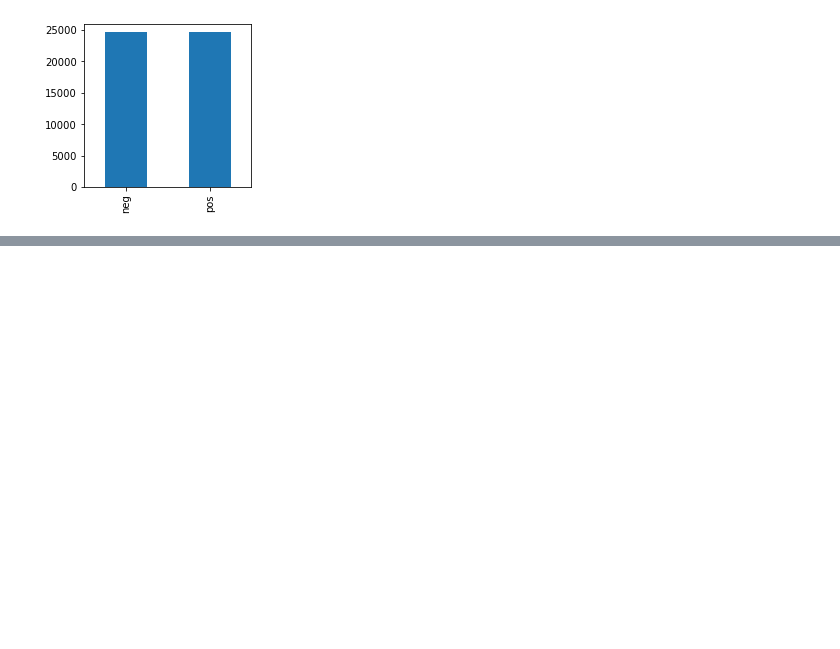
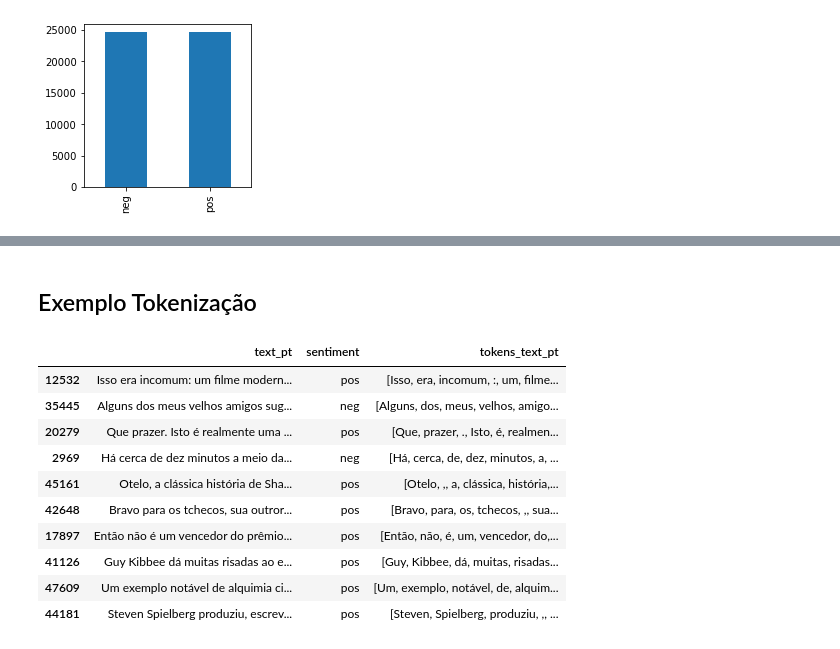
Before and after one commit to fiapIA/processamento_de_linguagem_natural, a Jupyter notebook: trabalho_final.ipynb, the cells around one changed output, grey strips where cells are left out. Saved outputs shown, nothing was run; the diff lists cells and outputs as text; code cells hidden in the pictures; blank space fills up the shorter version.

```diff
--- a/trabalho_final.ipynb
+++ b/trabalho_final.ipynb
@@ -25,6 +27,8 @@ O trabalho poderá ser feito em grupo de até 4 pessoas (mesmos grupos do Startu
 import warnings
 warnings.filterwarnings('ignore')
 
-language = "text_pt" # palavras em portugues
-# language = "text_en" # palavras em ingles
+language = ['text_en','text_pt']
+
 random_state = 42
+test_size = 0.2
+train_size = 0.8
@@ -193,0 +245,20 @@ Building wordcloud...
+# %% [markdown]
+## Exemplo Tokenização
+# %%
+from nltk.tokenize import word_tokenize
+import nltk
+# Adiciona coluna de tokens
+df["tokens_" + language] = df[language].apply(word_tokenize)
+df.sample(10, random_state = random_state)
+# %% [output]
+|  | text_pt | sentiment | tokens_text_pt |
+| 12532 | Isso era incomum: um filme modern... | pos | [Isso, era, incomum, :, um, filme... |
+| 35445 | Alguns dos meus velhos amigos sug... | neg | [Alguns, dos, meus, velhos, amigo... |
+| 20279 | Que prazer. Isto é realmente uma ... | pos | [Que, prazer, ., Isto, é, realmen... |
+| 2969 | Há cerca de dez minutos a meio da... | neg | [Há, cerca, de, dez, minutos, a, ... |
+| 45161 | Otelo, a clássica história de Sha... | pos | [Otelo, ,, a, clássica, história,... |
+| 42648 | Bravo para os tchecos, sua outror... | pos | [Bravo, para, os, tchecos, ,, sua... |
+| 17897 | Então não é um vencedor do prêmio... | pos | [Então, não, é, um, vencedor, do,... |
+| 41126 | Guy Kibbee dá muitas risadas ao e... | pos | [Guy, Kibbee, dá, muitas, risadas... |
+| 47609 | Um exemplo notável de alquimia ci... | pos | [Um, exemplo, notável, de, alquim... |
+| 44181 | Steven Spielberg produziu, escrev... | pos | [Steven, Spielberg, produziu, ,, ... |
```
Also changed, not shown: parts of 36 cells of this notebook.
